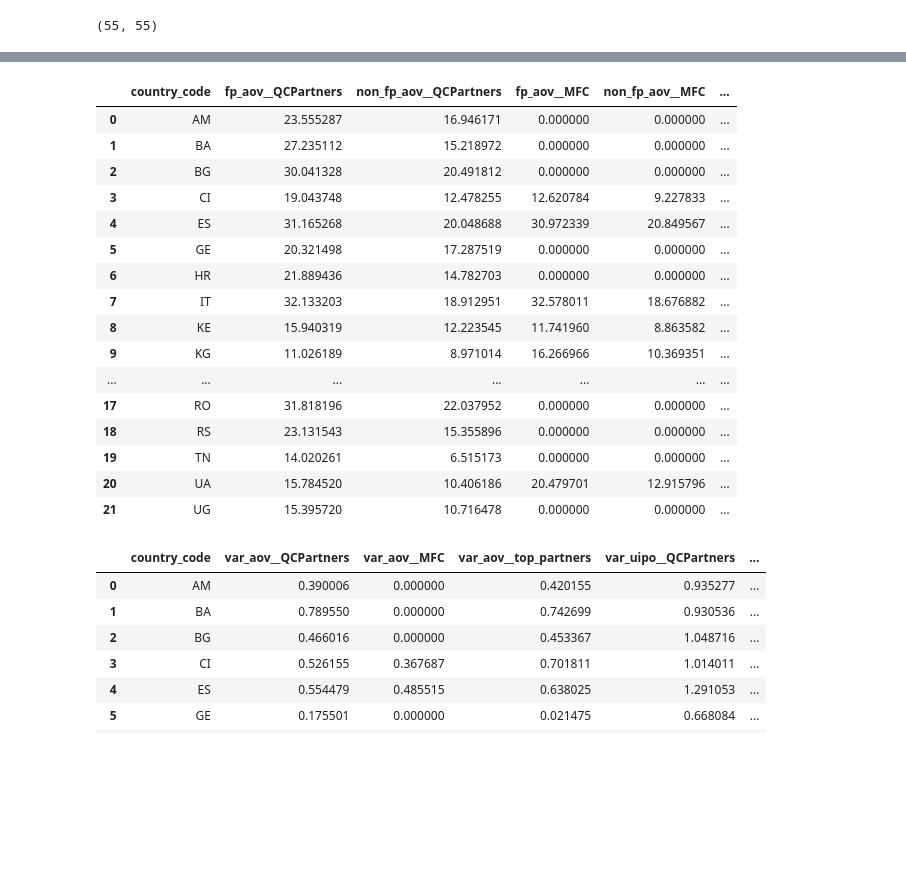
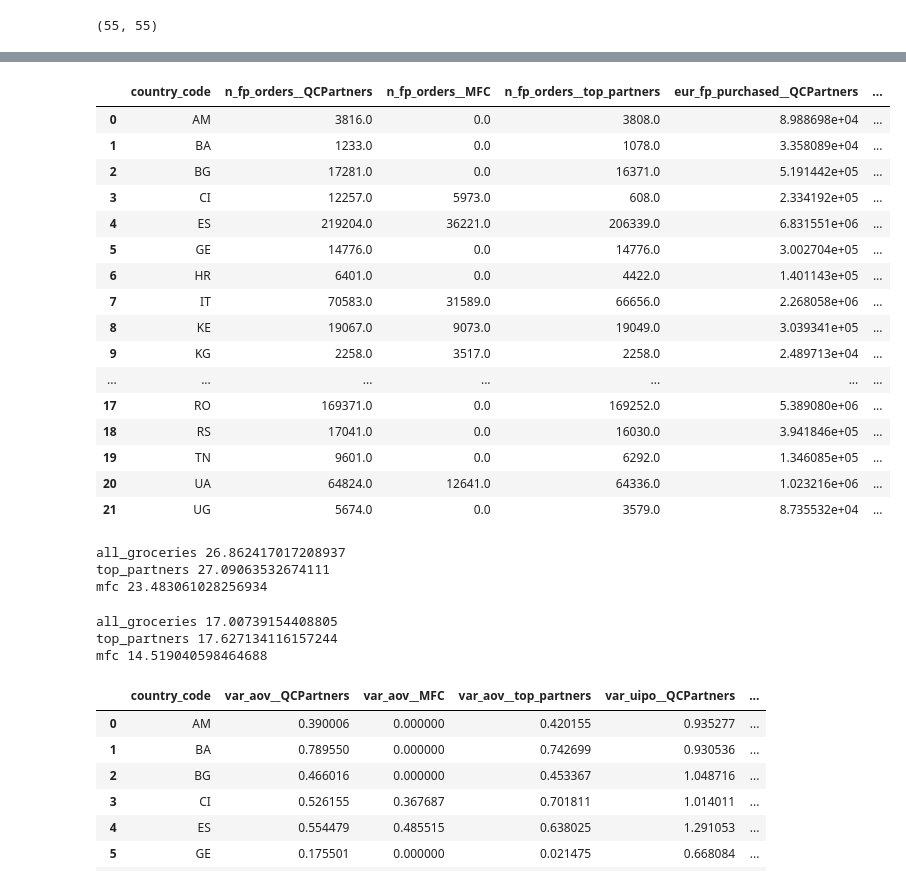
Before and after one commit to JordiCremades4444/central-node, a Jupyter notebook: notebooks/982_2024_10_05_fresh_products/fresh_products.ipynb, the cells around one changed output, grey strips where cells are left out. Cells and saved outputs as stored; diff of their text form; code cells hidden in the pictures; blank space fills up the shorter version.

```diff
--- a/notebooks/982_2024_10_05_fresh_products/fresh_products.ipynb
+++ b/notebooks/982_2024_10_05_fresh_products/fresh_products.ipynb
@@ -436,45 +473,67 @@ Index(['country_code', 'n_fp_orders__MFC', 'n_fp_orders__QCPartners',
       dtype='object')
 # %%
-aov['fp_aov'] = aov['eur_fp_purchased']/aov['n_fp_orders']
-aov['non_fp_aov'] = aov['eur_non_fp_purchased']/aov['n_non_fp_orders']
+# Totals
+# aov['fp_aov'] = aov['eur_fp_purchased']/aov['n_fp_orders']
+# aov['non_fp_aov'] = aov['eur_non_fp_purchased']/aov['n_non_fp_orders']
 
-tmp = aov.pivot(index='country_code', columns='store_subvertical', values=['n_fp_orders','fp_aov','fp_uipo','n_non_fp_orders','non_fp_aov','non_fp_uipo'])
+tmp = aov.pivot(index='country_code', columns='store_subvertical', values=['n_fp_orders','eur_fp_purchased','n_non_fp_orders','eur_non_fp_purchased'])
 tmp.columns = [f'{col[0]}__{col[1]}' for col in tmp.columns]
 tmp.reset_index(inplace=True)
 tmp.fillna(0, inplace=True)
 
 tmp[['country_code',
-    # aov
-    'fp_aov__QCPartners','non_fp_aov__QCPartners',
-    'fp_aov__MFC','non_fp_aov__MFC',
-    'fp_aov__top_partners', 'non_fp_aov__top_partners',
-    # uipo
-    'fp_uipo__QCPartners','non_fp_uipo__QCPartners',
-    'fp_uipo__MFC','non_fp_uipo__MFC',
-    'fp_uipo__top_partners', 'non_fp_uipo__top_partners',
-    # n_fp
+    # fp orders
     'n_fp_orders__QCPartners',
     'n_fp_orders__MFC',
-    'n_fp_orders__top_partners'
+    'n_fp_orders__top_partners',
+    # fp eur
+    'eur_fp_purchased__QCPartners',
+    'eur_fp_purchased__MFC',
+    'eur_fp_purchased__top_partners',
+
+    # non fp orders
+    'n_non_fp_orders__QCPartners',
+    'n_non_fp_orders__MFC',
+    'n_non_fp_orders__top_partners',
+    # non fp eur
+    'eur_non_fp_purchased__QCPartners',
+    'eur_non_fp_purchased__MFC',
+    'eur_non_fp_purchased__top_partners'
     ]].sort_values(by='country_code')
 # %% [output]
-|  | country_code | fp_aov__QCPartners | non_fp_aov__QCPartners | fp_aov__MFC | non_fp_aov__MFC | ... |
-| 0 | AM | 23.555287 | 16.946171 | 0.000000 | 0.000000 | ... |
-| 1 | BA | 27.235112 | 15.218972 | 0.000000 | 0.000000 | ... |
-| 2 | BG | 30.041328 | 20.491812 | 0.000000 | 0.000000 | ... |
-| 3 | CI | 19.043748 | 12.478255 | 12.620784 | 9.227833 | ... |
-| 4 | ES | 31.165268 | 20.048688 | 30.972339 | 20.849567 | ... |
-| 5 | GE | 20.321498 | 17.287519 | 0.000000 | 0.000000 | ... |
-| 6 | HR | 21.889436 | 14.782703 | 0.000000 | 0.000000 | ... |
-| 7 | IT | 32.133203 | 18.912951 | 32.578011 | 18.676882 | ... |
-| 8 | KE | 15.940319 | 12.223545 | 11.741960 | 8.863582 | ... |
-| 9 | KG | 11.026189 | 8.971014 | 16.266966 | 10.369351 | ... |
+|  | country_code | n_fp_orders__QCPartners | n_fp_orders__MFC | n_fp_orders__top_partners | eur_fp_purchased__QCPartners | ... |
+| 0 | AM | 3816.0 | 0.0 | 3808.0 | 8.988698e+04 | ... |
+| 1 | BA | 1233.0 | 0.0 | 1078.0 | 3.358089e+04 | ... |
+| 2 | BG | 17281.0 | 0.0 | 16371.0 | 5.191442e+05 | ... |
+| 3 | CI | 12257.0 | 5973.0 | 608.0 | 2.334192e+05 | ... |
+| 4 | ES | 219204.0 | 36221.0 | 206339.0 | 6.831551e+06 | ... |
+| 5 | GE | 14776.0 | 0.0 | 14776.0 | 3.002704e+05 | ... |
+| 6 | HR | 6401.0 | 0.0 | 4422.0 | 1.401143e+05 | ... |
+| 7 | IT | 70583.0 | 31589.0 | 66656.0 | 2.268058e+06 | ... |
+| 8 | KE | 19067.0 | 9073.0 | 19049.0 | 3.039341e+05 | ... |
+| 9 | KG | 2258.0 | 3517.0 | 2258.0 | 2.489713e+04 | ... |
 | ... | ... | ... | ... | ... | ... | ... |
-| 17 | RO | 31.818196 | 22.037952 | 0.000000 | 0.000000 | ... |
-| 18 | RS | 23.131543 | 15.355896 | 0.000000 | 0.000000 | ... |
-| 19 | TN | 14.020261 | 6.515173 | 0.000000 | 0.000000 | ... |
-| 20 | UA | 15.784520 | 10.406186 | 20.479701 | 12.915796 | ... |
-| 21 | UG | 15.395720 | 10.716478 | 0.000000 | 0.000000 | ... |
+| 17 | RO | 169371.0 | 0.0 | 169252.0 | 5.389080e+06 | ... |
+| 18 | RS | 17041.0 | 0.0 | 16030.0 | 3.941846e+05 | ... |
+| 19 | TN | 9601.0 | 0.0 | 6292.0 | 1.346085e+05 | ... |
+| 20 | UA | 64824.0 | 12641.0 | 64336.0 | 1.023216e+06 | ... |
+| 21 | UG | 5674.0 | 0.0 | 3579.0 | 8.735532e+04 | ... |
+# %%
+print('all_groceries',tmp['eur_fp_purchased__QCPartners'].sum()/tmp['n_fp_orders__QCPartners'].sum())
+print('top_partners',tmp['eur_fp_purchased__top_partners'].sum()/tmp['n_fp_orders__top_partners'].sum())
+print('mfc',tmp['eur_fp_purchased__MFC'].sum()/tmp['n_fp_orders__MFC'].sum())
+# %% [output]
+all_groceries 26.862417017208937
+top_partners 27.09063532674111
+mfc 23.483061028256934
+# %%
+print('all_groceries',tmp['eur_non_fp_purchased__QCPartners'].sum()/tmp['n_non_fp_orders__QCPartners'].sum())
+print('top_partners',tmp['eur_non_fp_purchased__top_partners'].sum()/tmp['n_non_fp_orders__top_partners'].sum())
+print('mfc',tmp['eur_non_fp_purchased__MFC'].sum()/tmp['n_non_fp_orders__MFC'].sum())
+# %% [output]
+all_groceries 17.00739154408805
+top_partners 17.627134116157244
+mfc 14.519040598464688
 # %%
 tmp['var_aov__QCPartners'] = (tmp['fp_aov__QCPartners'] - tmp['non_fp_aov__QCPartners'])/tmp['non_fp_aov__QCPartners']
 tmp['var_aov__MFC'] = (tmp['fp_aov__MFC'] - tmp['non_fp_aov__MFC'])/tmp['non_fp_aov__MFC']
```
Also changed, not shown: parts of 8 cells of this notebook, 1 other file.
